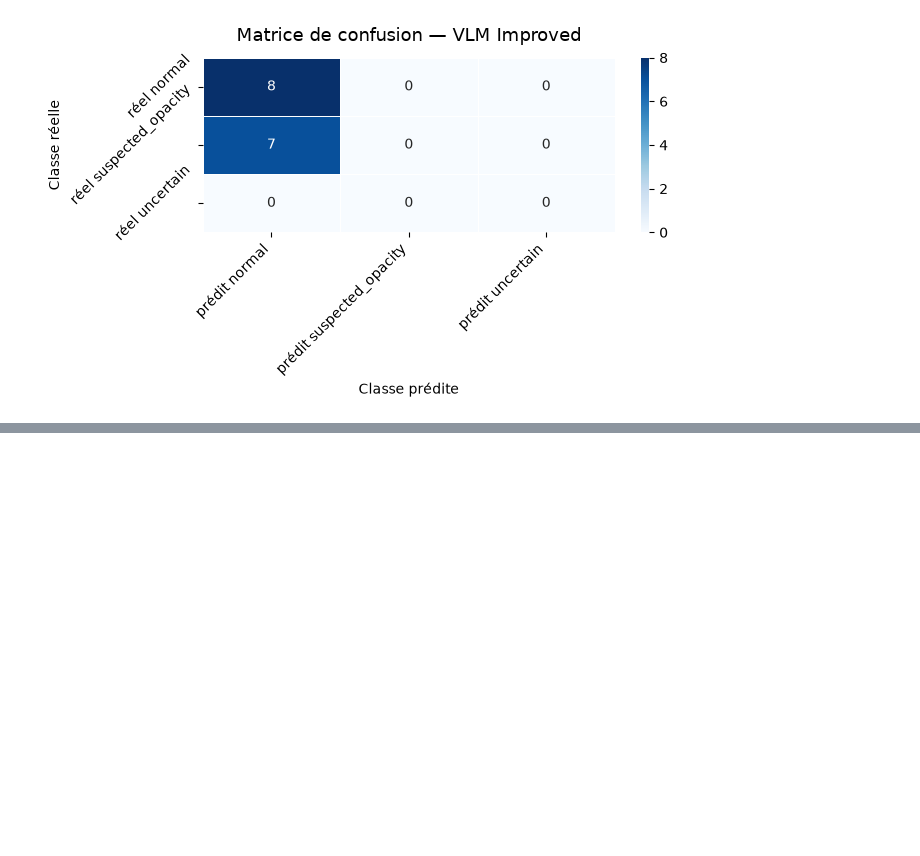
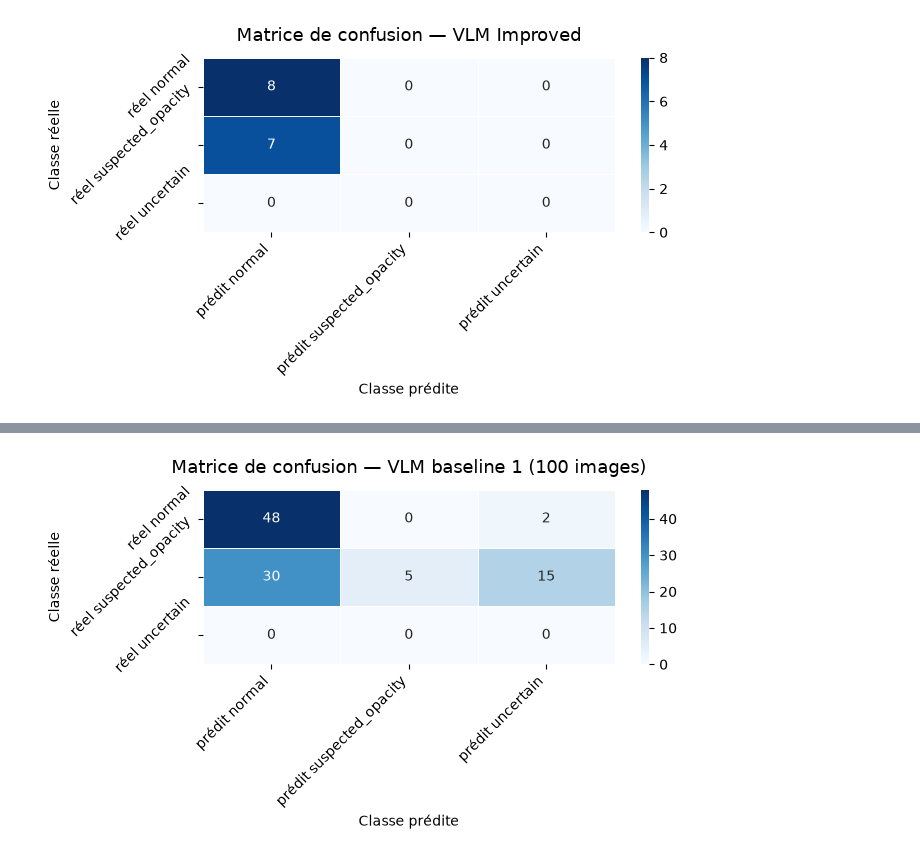
Before and after one commit to imtoatb/Assistant-Radiologique-Virtuel-Intelligent-pour-Radiographies-X, a Jupyter notebook: notebooks/02_prompt_comparison.ipynb, the cells around one changed output, grey strips where cells are left out. Saved outputs shown, nothing was run; the diff lists cells and outputs as text; code cells hidden in the pictures; blank space fills up the shorter version.

```diff
--- a/notebooks/02_prompt_comparison.ipynb
+++ b/notebooks/02_prompt_comparison.ipynb
@@ -124,0 +119,10 @@ Spécificité       : 53.3%
+# %%
+# Chemin vers la DB
+DB_PATH = Path('../data/database.sqlite')
+# %%
+from src.database import get_evaluations
+
+rows = get_evaluations(DB_PATH)
+df = pd.DataFrame(rows)
+
+df.head()
@@ -124,0 +156,3 @@ Spécificité       : 53.3%
+# %%
+df_version = df[df['prompt_id'] == 2 ]
+df_version
@@ -124,0 +173,67 @@ Spécificité       : 53.3%
+# %%
+from src.metrics import sensitivity, specificity, confusion_matrix_numpy
+
+CLASSES = ['normal', 'suspected_opacity', 'uncertain']
+
+def compute_metrics_df(df, gt_col='ground_truth_label', pred_col='predicted_class'):
+    valid = df.dropna(subset=[gt_col, pred_col])
+    n = len(valid)
+    accuracy = (valid[gt_col] == valid[pred_col]).mean()
+    uncertain_rate = (valid[pred_col] == 'uncertain').mean()
+
+    cm = confusion_matrix_numpy(valid[gt_col], valid[pred_col], CLASSES)
+
+    f1_scores = []
+    for i, cls in enumerate(CLASSES):
+        tp = cm[i][i]
+        fp = cm[:, i].sum() - tp
+        fn = cm[i, :].sum() - tp
+        prec = tp / (tp + fp) if (tp + fp) > 0 else 0
+        rec  = tp / (tp + fn) if (tp + fn) > 0 else 0
+        f1   = 2 * prec * rec / (prec + rec) if (prec + rec) > 0 else 0
+        f1_scores.append(f1)
+    macro_f1 = sum(f1_scores) / len(f1_scores)
+
+    return {
+        'n': n,
+        'accuracy': accuracy,
+        'macro_f1': macro_f1,
+        'sensitivity': sensitivity(valid[gt_col], valid[pred_col]),
+        'specificity': specificity(valid[gt_col], valid[pred_col]),
+        'uncertain_rate': uncertain_rate,
+    }
+prompts = {1: "baseline", 2: "improved"}
+
+for version in prompts :
+    df_version = df[df['prompt_id'] == version ]
+    # print(df_version)
+
+    PROMPT_NAME = prompts[version]
+    PROMPT_VERSION = version
+
+    m = compute_metrics_df(df_version)
+
+    print(f'\n=== VLM {PROMPT_NAME} {PROMPT_VERSION} ===')
+    print(f'Total : {m["n"]}')
+    print(f'Taux uncertain : {m["uncertain_rate"]:.1%}')
+    print(f'Accuracy : {m["accuracy"]:.1%}')
+    print(f'Macro F1 : {m["macro_f1"]:.3f}')
+    print(f'Sensibilité : {m["sensitivity"]:.1%}')
+    print(f'Spécificité : {m["specificity"]:.1%}')
+
+    # Matrice de confusion
+    cm = confusion_matrix_numpy(df_version['ground_truth_label'], df_version['predicted_class'], CLASSES)
+    cm_df = pd.DataFrame(cm,
+        index=[f'réel {c}' for c in CLASSES],
+        columns=[f'prédit {c}' for c in CLASSES])
+
+    fig, ax = plt.subplots(figsize=(7, 4))
+    sns.heatmap(cm_df, annot=True, fmt='d', cmap='Blues', linewidths=0.5, ax=ax)
+    ax.set_title(f'Matrice de confusion — VLM {PROMPT_NAME} {PROMPT_VERSION} (100 images)', fontsize=13, pad=12)
+    ax.set_ylabel('Classe réelle')
+    ax.set_xlabel('Classe prédite')
+    ax.set_xticklabels(ax.get_xticklabels(), rotation=45, ha='right')
+    ax.set_yticklabels(ax.get_yticklabels(), rotation=45, ha='right')
+    plt.tight_layout()
+    plt.show()
+# %% [output]
@@ -124,0 +247 @@ Spécificité       : 53.3%
+[figure, added]
```
Also changed, not shown: parts of 13 cells of this notebook, 9 other files.
